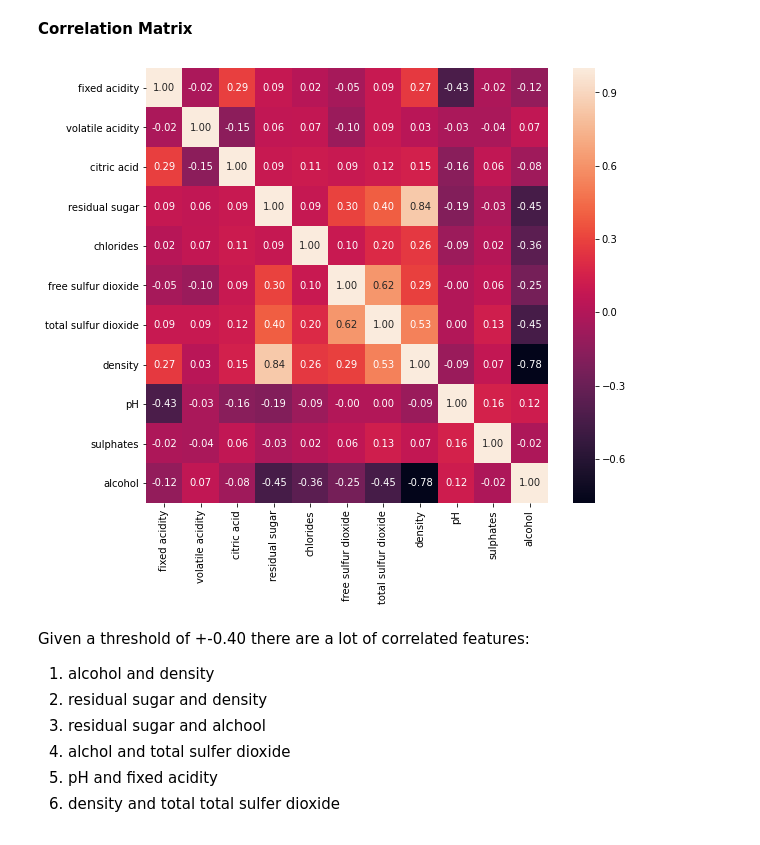
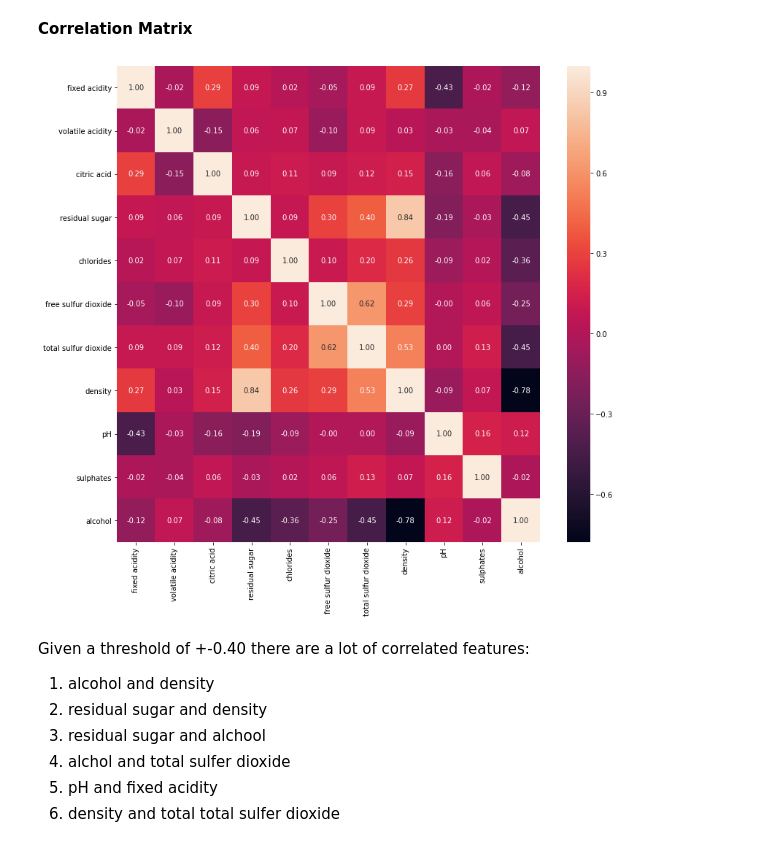
Before and after one commit to GabrieleCuni/Wine_Quality, a Jupyter notebook: MML_GC.ipynb, the cells around one changed output. Cells and saved outputs as stored; diff of their text form; code cells hidden in the pictures.

```diff
--- a/MML_GC.ipynb
+++ b/MML_GC.ipynb
@@ -117,11 +117,11 @@ dsNorm.head()
 # %% [markdown]
 **Correlation Matrix**
 # %%
-plt.figure(figsize=(9,8))
+plt.figure(figsize=(13,12))
 sns.heatmap(dsNorm[feature_names].corr("pearson"), annot=True, fmt=".2f")
 plt.savefig("./images/correlationMatrix.png")
 # %% [output]
-[figure, old version]
+[figure, new version]
 # %% [markdown]
 Given a threshold of +-0.40 there are a lot of correlated features:
  1. alcohol and density
```
Also changed, not shown: parts of 1 cell of this notebook, 1 other file.
